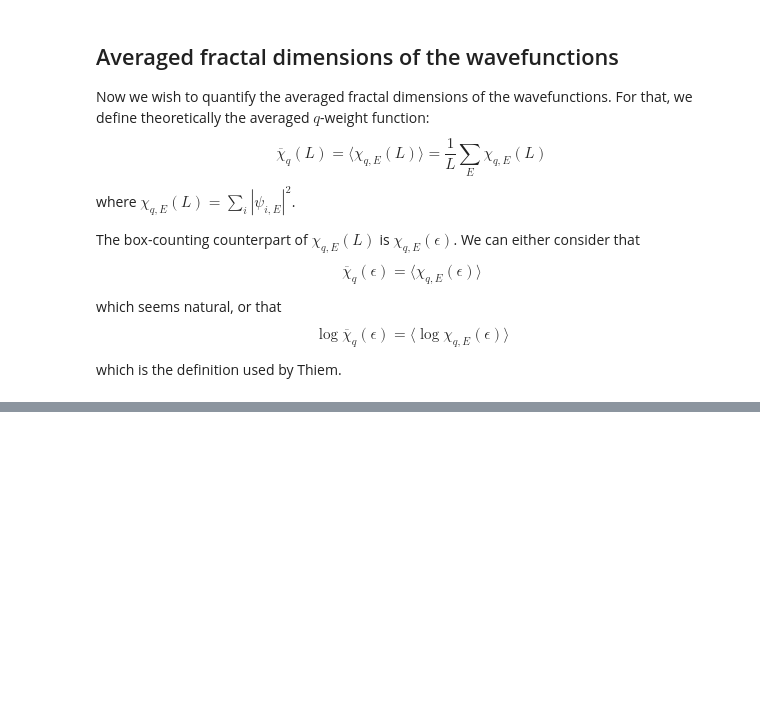
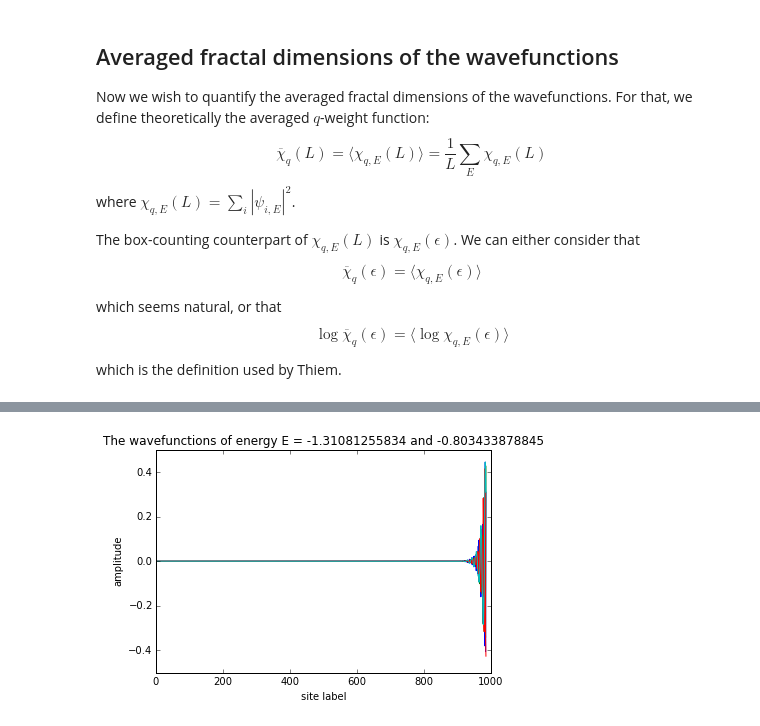
Before and after one commit to Yukee/spectrum_quasicrystals, a Jupyter notebook: Fibonacci/box_counting.ipynb, the cells around one changed output, grey strips where cells are left out. Drawn from its saved outputs; the diff is of its cells as text; code cells hidden in the pictures; blank space fills up the shorter version.

```diff
--- a/Fibonacci/box_counting.ipynb
+++ b/Fibonacci/box_counting.ipynb
@@ -414,0 +431,14 @@ def qWeightTry(s, w, epsilon, q):
+# %%
+""" plot the incriminated wavefunction """
+
+plt.title('The wavefunctions of energy E = ' + str(val[e1]) + ' and ' + str(val[e2]))
+plt.xlabel('site label')
+plt.ylabel('amplitude')
+#plt.axis([0,L+1,-2.,2.])
+plt.plot(vec[:,e1])
+plt.plot(vec[:,e2])
+plt.plot(vec[:,e3])
+plt.plot(vec[:,e4])
+plt.show()
+# %% [output]
+[figure, added]
```
Also changed, not shown: parts of 22 cells of this notebook, 2 other files.
